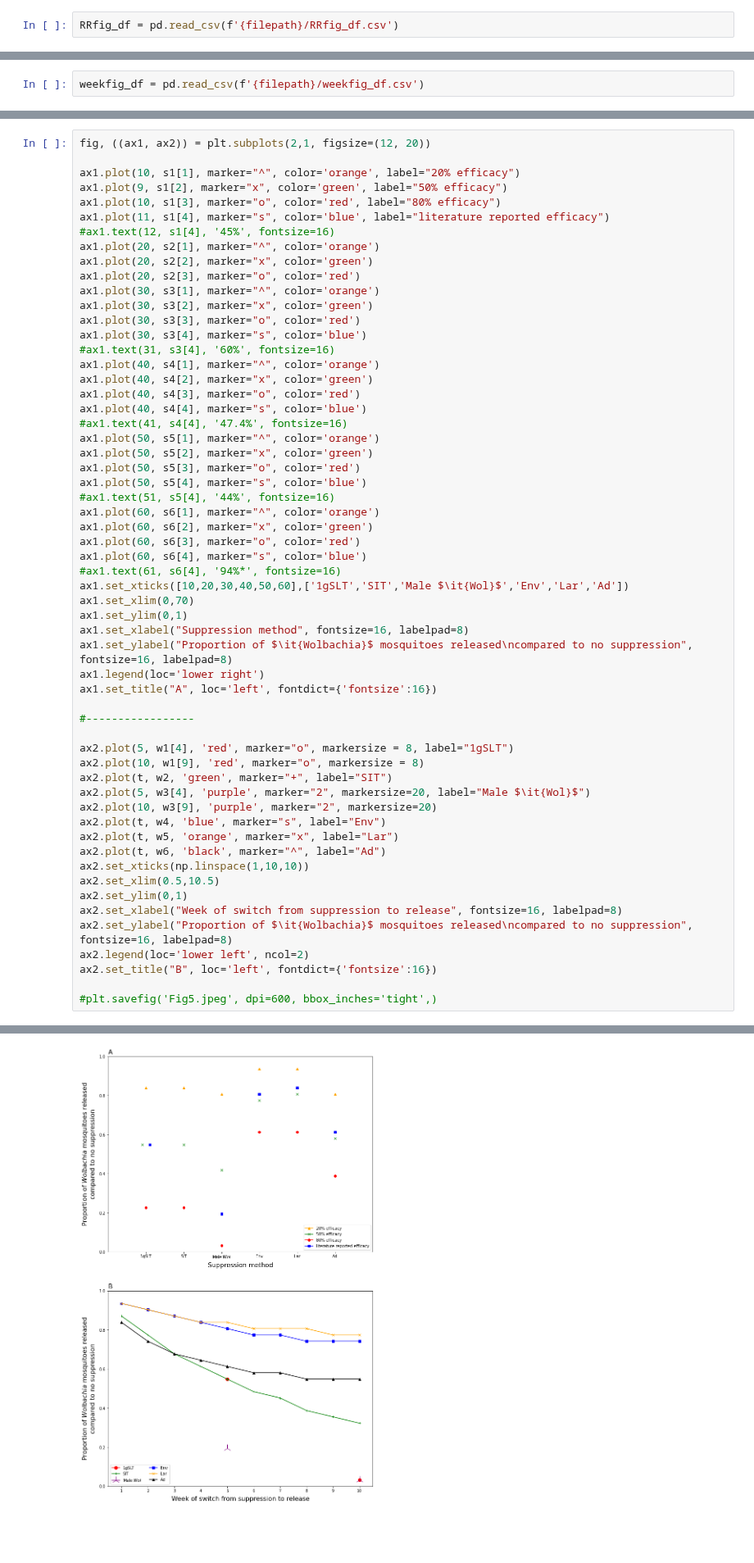
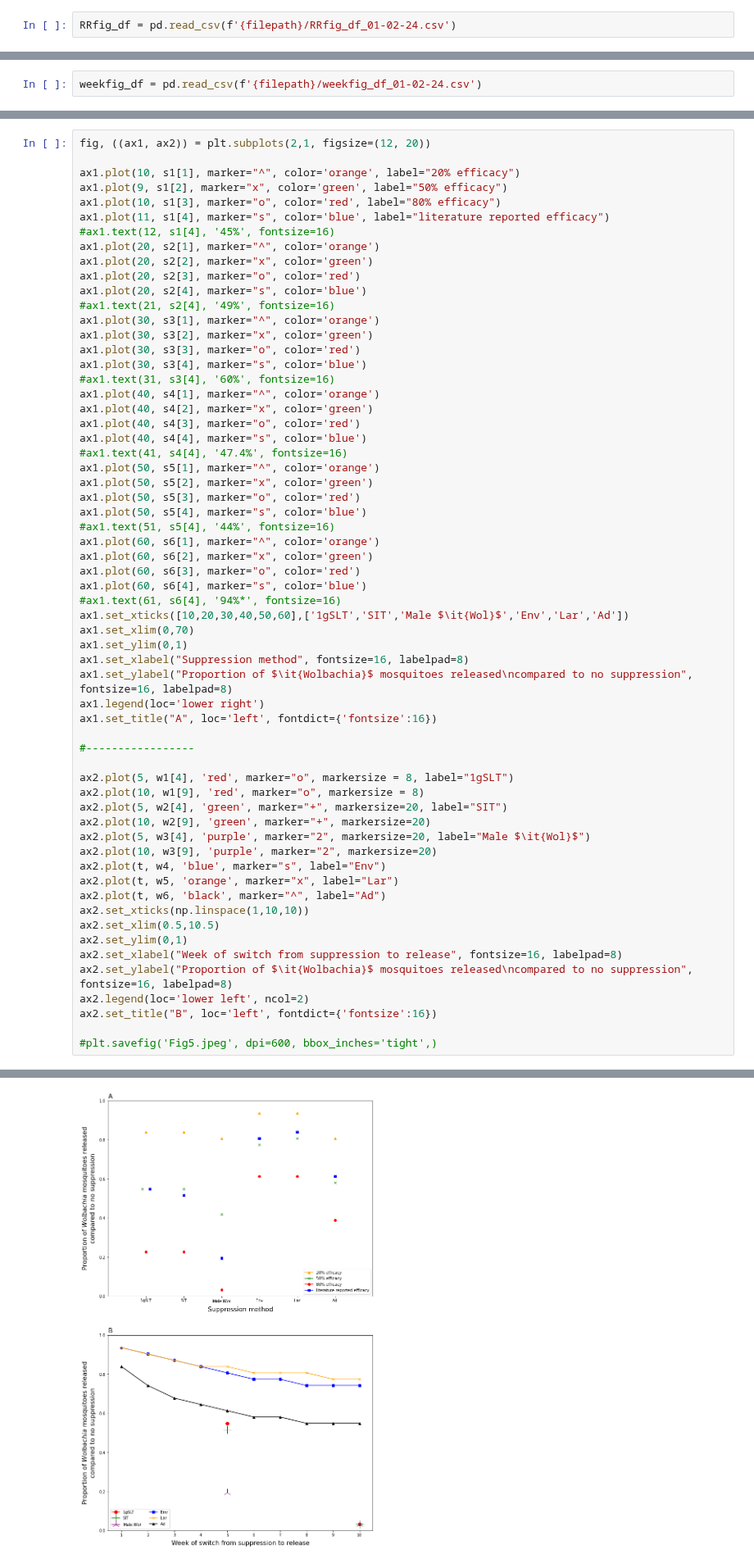
Before and after one commit to katietiley/Wolbachia_TPP_PPC, a Jupyter notebook: Population_data/Figure5_Combined_plot.ipynb, the cells around one changed output, grey strips where cells are left out. Shown at 82% size. Drawn from its saved outputs; the diff is of its cells as text; blank space fills up the shorter version.

Commit message:
Add SIT literature efficacy 49 to Figure 5

```diff
--- a/Population_data/Figure5_Combined_plot.ipynb
+++ b/Population_data/Figure5_Combined_plot.ipynb
@@ -16,7 +16,7 @@ filepath = os.path.abspath(os.getcwd())
 ### 1. Format data
 #### Panel A
 # %%
-RRfig_df = pd.read_csv(f'{filepath}/RRfig_df.csv')
+RRfig_df = pd.read_csv(f'{filepath}/RRfig_df_01-02-24.csv')
 # %%
 RRfig_df
 # %% [output]
@@ -63,7 +63,7 @@ s6 = s6.values.tolist()
 # %% [markdown]
 #### Panel B
 # %%
-weekfig_df = pd.read_csv(f'{filepath}/weekfig_df.csv')
+weekfig_df = pd.read_csv(f'{filepath}/weekfig_df_01-02-24.csv')
 # %%
 weekfig_df.drop('Suppression type', inplace=True, axis=1)
 a = 0.0775 # RR for no suppression
@@ -114,6 +114,8 @@ ax1.plot(11, s1[4], marker="s", color='blue', label="literature reported efficac
 ax1.plot(20, s2[1], marker="^", color='orange')
 ax1.plot(20, s2[2], marker="x", color='green')
 ax1.plot(20, s2[3], marker="o", color='red')
+ax1.plot(20, s2[4], marker="s", color='blue')
+#ax1.text(21, s2[4], '49%', fontsize=16)
 ax1.plot(30, s3[1], marker="^", color='orange')
 ax1.plot(30, s3[2], marker="x", color='green')
 ax1.plot(30, s3[3], marker="o", color='red')
@@ -146,7 +148,8 @@ ax1.set_title("A", loc='left', fontdict={'fontsize':16})
 
 ax2.plot(5, w1[4], 'red', marker="o", markersize = 8, label="1gSLT")
 ax2.plot(10, w1[9], 'red', marker="o", markersize = 8)
-ax2.plot(t, w2, 'green', marker="+", label="SIT")
+ax2.plot(5, w2[4], 'green', marker="+", markersize=20, label="SIT")
+ax2.plot(10, w2[9], 'green', marker="+", markersize=20)
 ax2.plot(5, w3[4], 'purple', marker="2", markersize=20, label="Male $\it{Wol}$")
 ax2.plot(10, w3[9], 'purple', marker="2", markersize=20)
 ax2.plot(t, w4, 'blue', marker="s", label="Env")
@@ -165 +169 @@ ax2.set_title("B", loc='left', fontdict={'fontsize':16})
-[figure, old version]
+[figure, new version]
```
Also changed, not shown: parts of 4 cells of this notebook, 2 other files.
